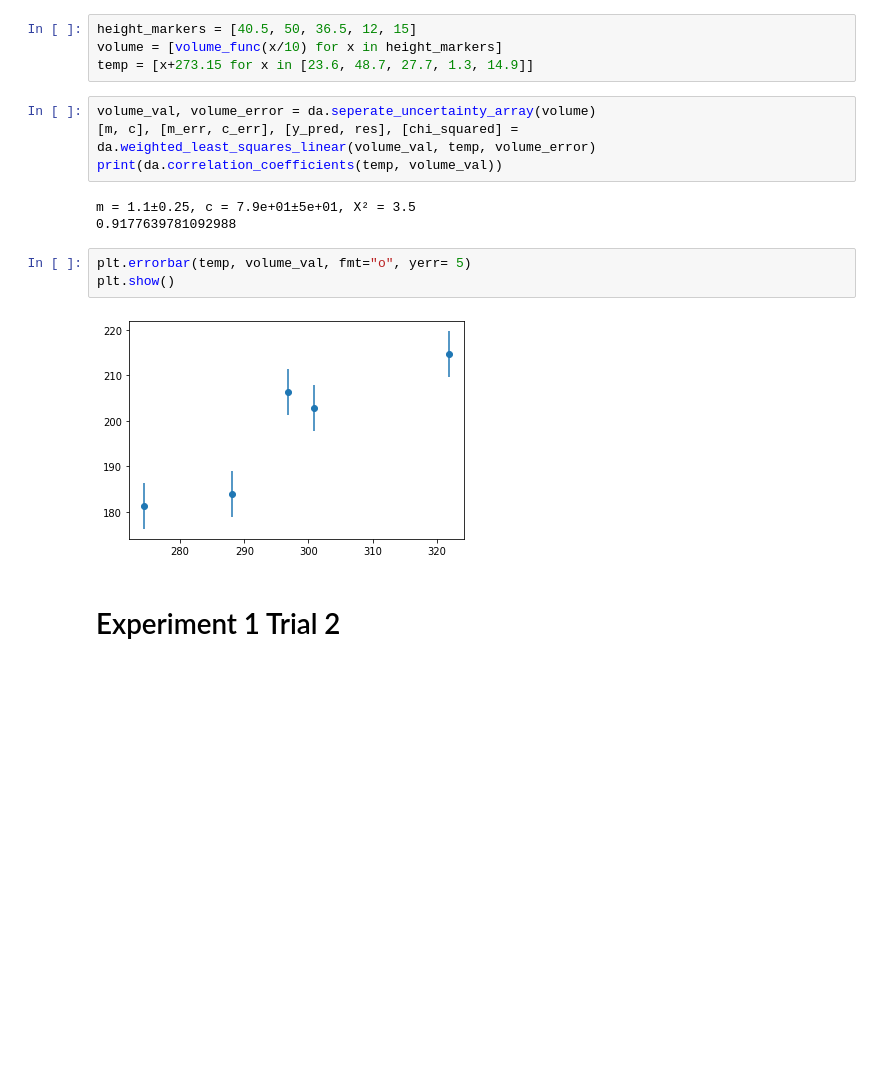
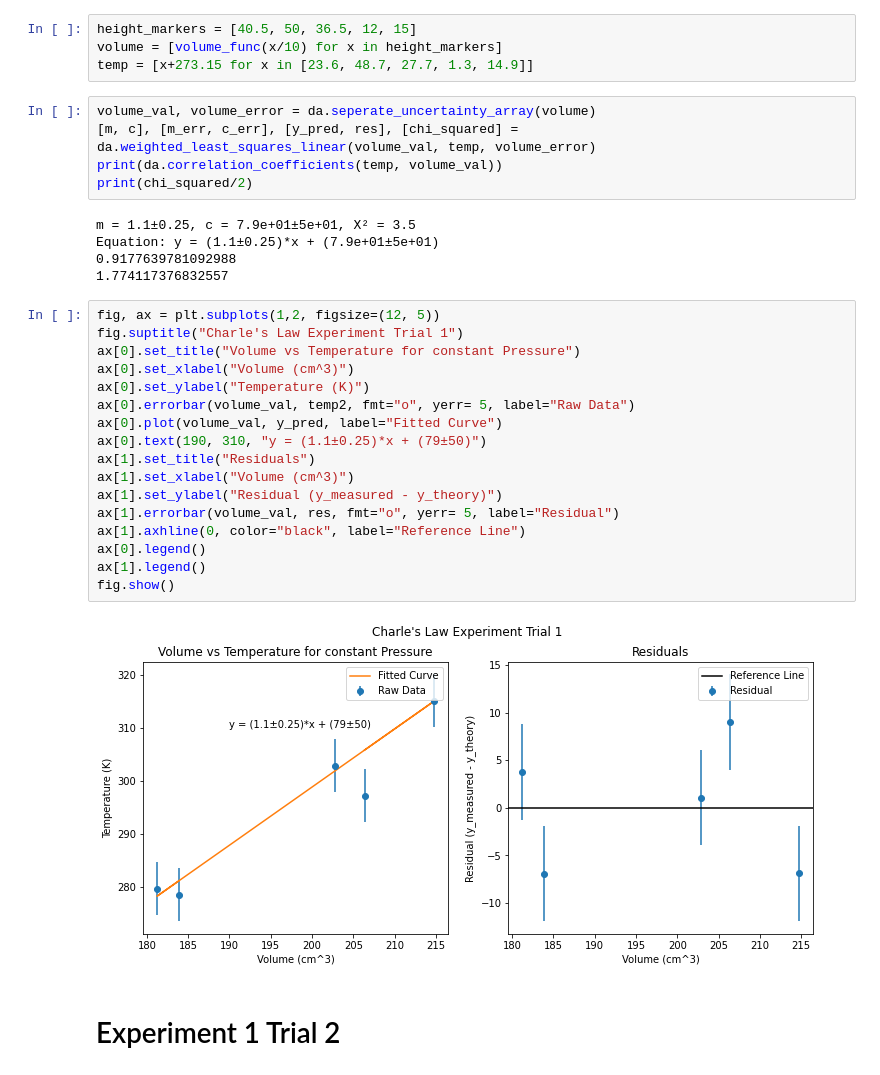
Before and after one commit to AyushmaanAggarwal/Physics-5CL, a Jupyter notebook: Lab 07/Lab 7.ipynb, the cells around one changed output. Drawn from its saved outputs; the diff is of its cells as text; blank space fills up the shorter version.

```diff
--- a/Lab 07/Lab 7.ipynb
+++ b/Lab 07/Lab 7.ipynb
@@ -30,14 +30,31 @@ temp = [x+273.15 for x in [23.6, 48.7, 27.7, 1.3, 14.9]]
 volume_val, volume_error = da.seperate_uncertainty_array(volume)
 [m, c], [m_err, c_err], [y_pred, res], [chi_squared] = da.weighted_least_squares_linear(volume_val, temp, volume_error)
 print(da.correlation_coefficients(temp, volume_val))
+print(chi_squared/2)
 # %% [output]
 m = 1.1±0.25, c = 7.9e+01±5e+01, Χ² = 3.5
+Equation: y = (1.1±0.25)*x + (7.9e+01±5e+01)
 0.9177639781092988
+1.774117376832557
 # %%
-plt.errorbar(temp, volume_val, fmt="o", yerr= 5)
-plt.show()
+fig, ax = plt.subplots(1,2, figsize=(12, 5))
+fig.suptitle("Charle's Law Experiment Trial 1")
+ax[0].set_title("Volume vs Temperature for constant Pressure")
+ax[0].set_xlabel("Volume (cm^3)")
+ax[0].set_ylabel("Temperature (K)")
+ax[0].errorbar(volume_val, temp2, fmt="o", yerr= 5, label="Raw Data")
+ax[0].plot(volume_val, y_pred, label="Fitted Curve")
+ax[0].text(190, 310, "y = (1.1±0.25)*x + (79±50)")
+ax[1].set_title("Residuals")
+ax[1].set_xlabel("Volume (cm^3)")
+ax[1].set_ylabel("Residual (y_measured - y_theory)")
+ax[1].errorbar(volume_val, res, fmt="o", yerr= 5, label="Residual")
+ax[1].axhline(0, color="black", label="Reference Line")
+ax[0].legend()
+ax[1].legend()
+fig.show()
 # %% [output]
-[figure, old version]
+[figure, new version]
 # %% [markdown]
 # Experiment 1 Trial 2
 # %%
```
Also changed, not shown: parts of 3 cells of this notebook, 1 other file.
